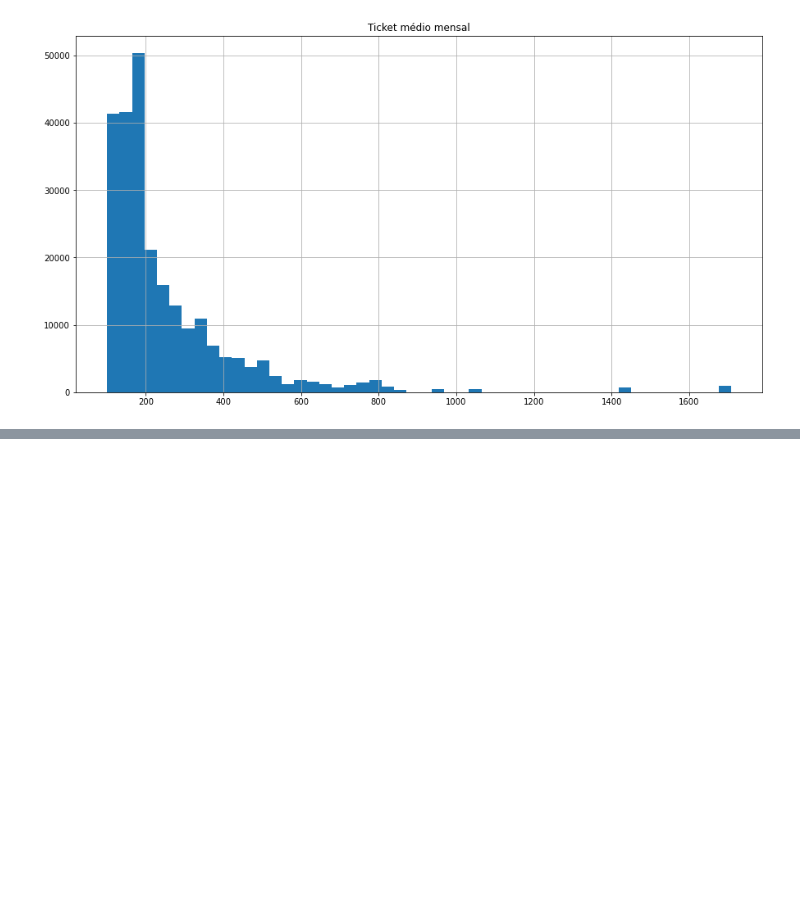
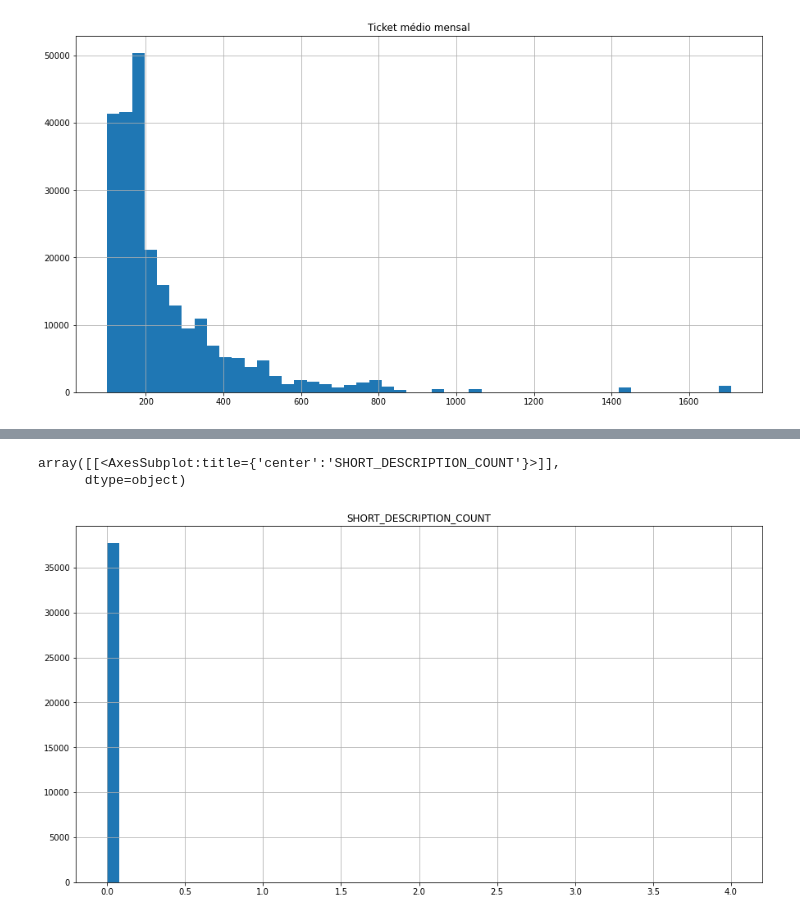
Before and after one commit to BrunoASNascimento/teste_kroton_covid_ds, a Jupyter notebook: analysis.ipynb, the cells around one changed output, grey strips where cells are left out. Cells and saved outputs as stored; diff of their text form; code cells hidden in the pictures; blank space fills up the shorter version.

```diff
--- a/analysis.ipynb
+++ b/analysis.ipynb
@@ -133,0 +230,6 @@ array([[<AxesSubplot:title={'center':'Ticket médio mensal'}>]],
+# %%
+df_base_calouros_with_curso_and_chamado[df_base_calouros_with_curso_and_chamado['SITUACAO_ALUNO'].isin(["E"])].hist(column='SHORT_DESCRIPTION_COUNT',bins=50,figsize=(15,8))
+# %% [output]
+array([[<AxesSubplot:title={'center':'SHORT_DESCRIPTION_COUNT'}>]],
+      dtype=object)
+[figure, added]
```
Also changed, not shown: parts of 10 cells of this notebook.
